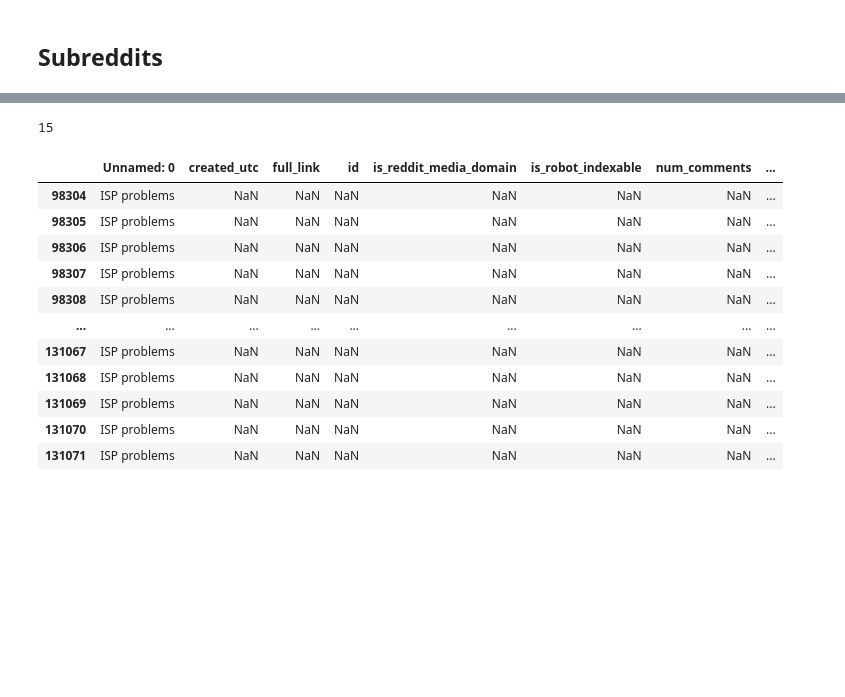
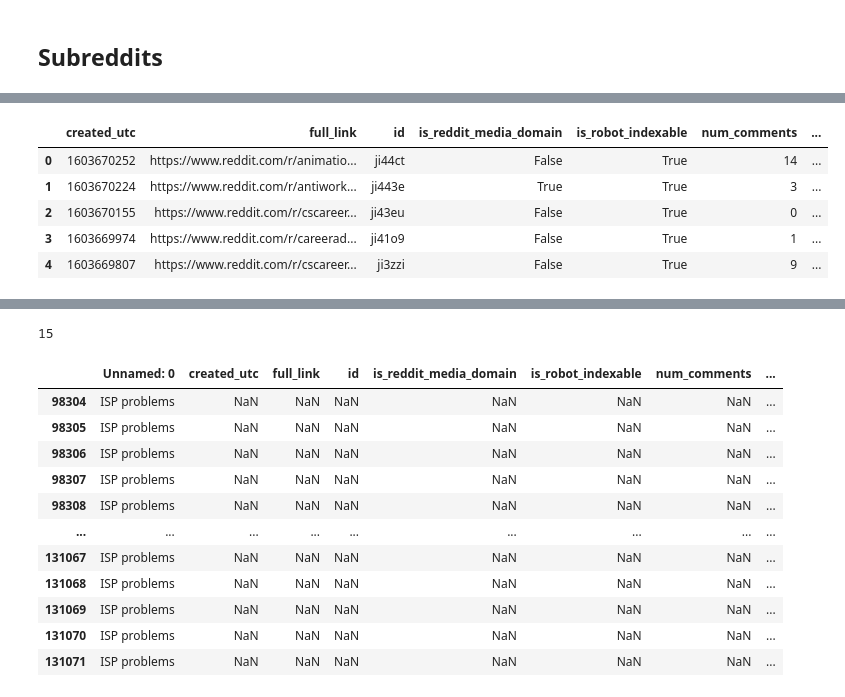
Before and after one commit to factitious/survey_v_social_media, a Jupyter notebook: Methods/Scripts/Reddit/Main.ipynb, the cells around one changed output, grey strips where cells are left out. Saved outputs shown, nothing was run; the diff lists cells and outputs as text; code cells hidden in the pictures; blank space fills up the shorter version.

```diff
--- a/Methods/Scripts/Reddit/Main.ipynb
+++ b/Methods/Scripts/Reddit/Main.ipynb
@@ -187,0 +236,9 @@ all_subreddits = RedditData.get_subreddits(allsr)
+# %%
+emp_sr_df.head()
+# %% [output]
+|  | created_utc | full_link | id | is_reddit_media_domain | is_robot_indexable | num_comments | ... |
+| 0 | 1603670252 | https://www.reddit.com/r/animatio... | ji44ct | False | True | 14 | ... |
+| 1 | 1603670224 | https://www.reddit.com/r/antiwork... | ji443e | True | True | 3 | ... |
+| 2 | 1603670155 | https://www.reddit.com/r/cscareer... | ji43eu | False | True | 0 | ... |
+| 3 | 1603669974 | https://www.reddit.com/r/careerad... | ji41o9 | False | True | 1 | ... |
+| 4 | 1603669807 | https://www.reddit.com/r/cscareer... | ji3zzi | False | True | 9 | ... |
```
Also changed, not shown: parts of 13 cells of this notebook.
